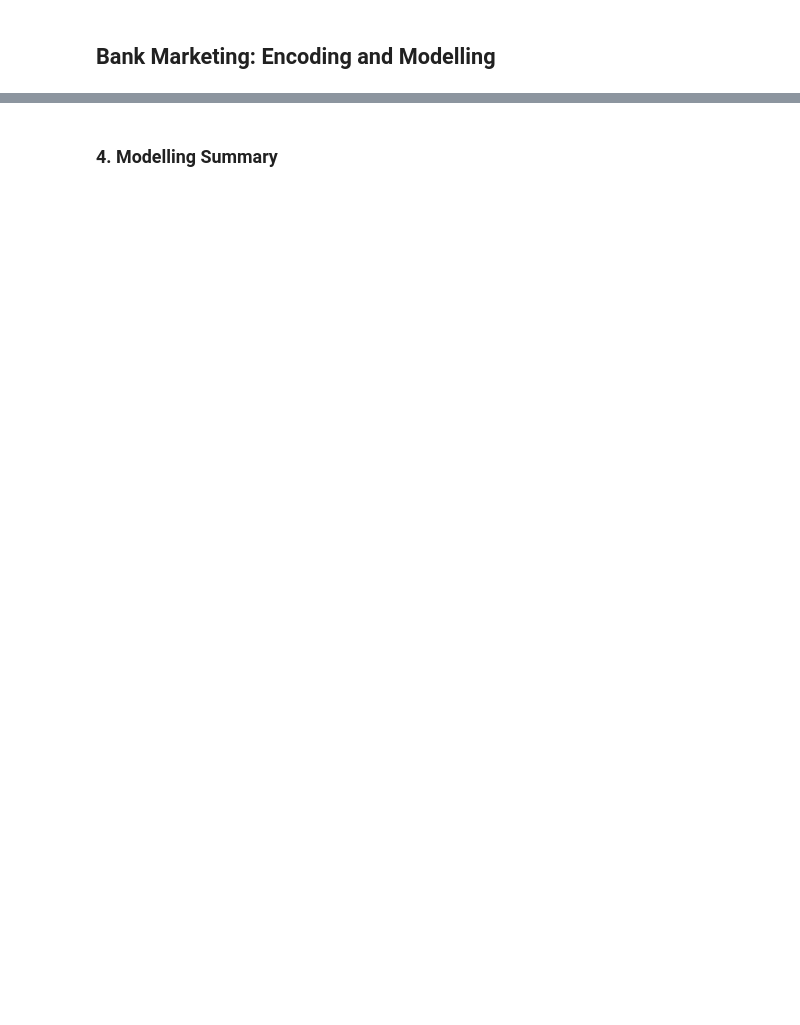
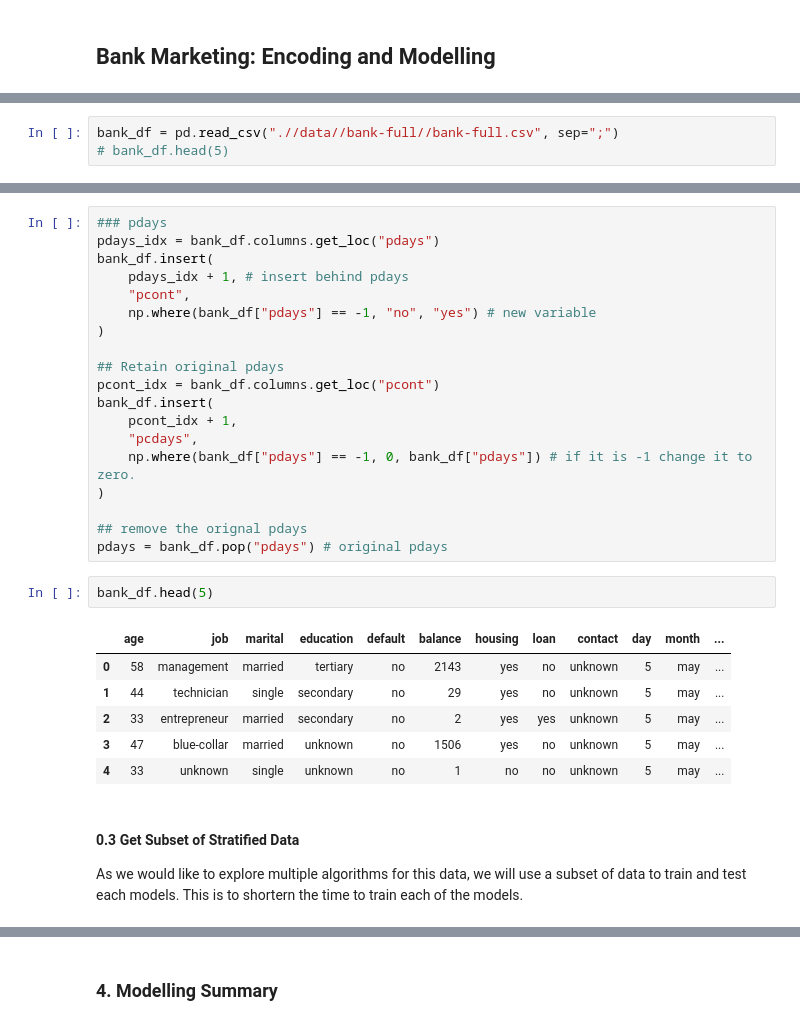
Before and after one commit to JiraLeelas/Bank-Term-Deposit-Prediction, a Jupyter notebook: bank_marketing_modelling.ipynb, the cells around one changed output, grey strips where cells are left out. Saved outputs shown, nothing was run; the diff lists cells and outputs as text; blank space fills up the shorter version.

```diff
--- a/bank_marketing_modelling.ipynb
+++ b/bank_marketing_modelling.ipynb
@@ -7,0 +49,3 @@ import pandas as pd
+# %%
+bank_df = pd.read_csv(".//data//bank-full//bank-full.csv", sep=";")
+# bank_df.head(5)
@@ -7,0 +56,31 @@ import pandas as pd
+# %%
+### pdays
+pdays_idx = bank_df.columns.get_loc("pdays")
+bank_df.insert(
+    pdays_idx + 1, # insert behind pdays
+    "pcont",
+    np.where(bank_df["pdays"] == -1, "no", "yes") # new variable
+)
+
+## Retain original pdays
+pcont_idx = bank_df.columns.get_loc("pcont")
+bank_df.insert(
+    pcont_idx + 1,
+    "pcdays",
+    np.where(bank_df["pdays"] == -1, 0, bank_df["pdays"]) # if it is -1 change it to zero.
+)
+
+## remove the orignal pdays
+pdays = bank_df.pop("pdays") # original pdays
+# %%
+bank_df.head(5)
+# %% [output]
+|  | age | job | marital | education | default | balance | housing | loan | contact | day | month | ... |
+| 0 | 58 | management | married | tertiary | no | 2143 | yes | no | unknown | 5 | may | ... |
+| 1 | 44 | technician | single | secondary | no | 29 | yes | no | unknown | 5 | may | ... |
+| 2 | 33 | entrepreneur | married | secondary | no | 2 | yes | yes | unknown | 5 | may | ... |
+| 3 | 47 | blue-collar | married | unknown | no | 1506 | yes | no | unknown | 5 | may | ... |
+| 4 | 33 | unknown | single | unknown | no | 1 | no | no | unknown | 5 | may | ... |
+# %% [markdown]
+#### 0.3 Get Subset of Stratified Data
+As we would like to explore multiple algorithms for this data, we will use a subset of data to train and test each models. This is to shortern the time to train each of the models.
```
Also changed, not shown: parts of 70 cells of this notebook, 1 other file.
